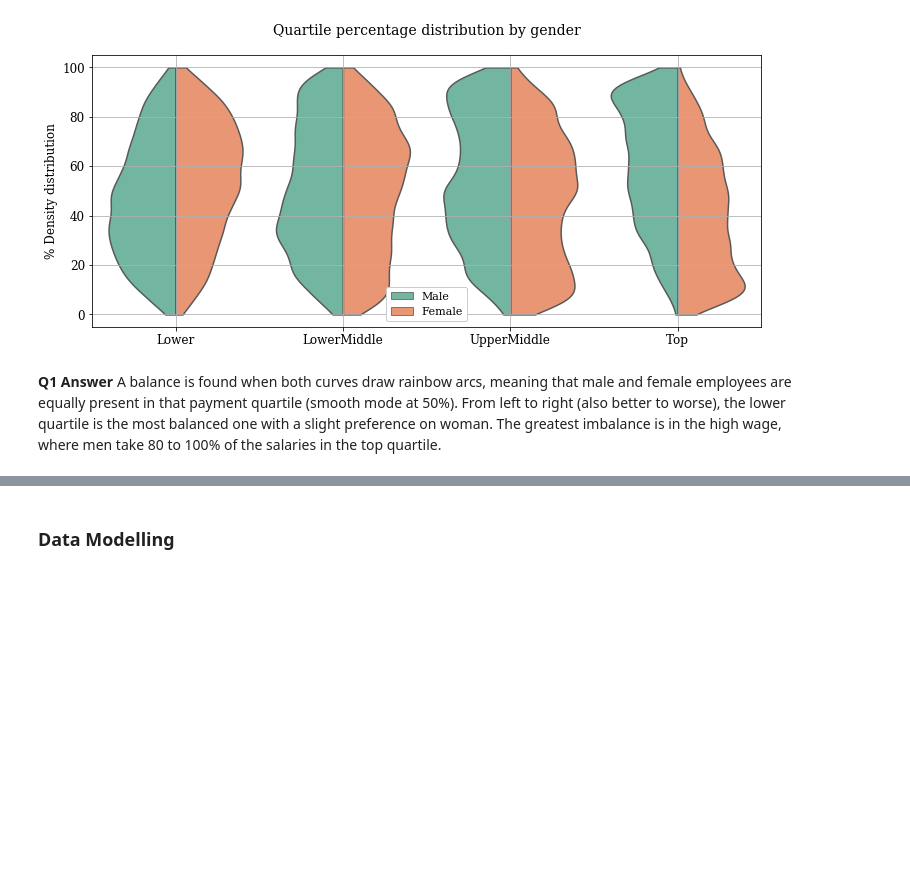
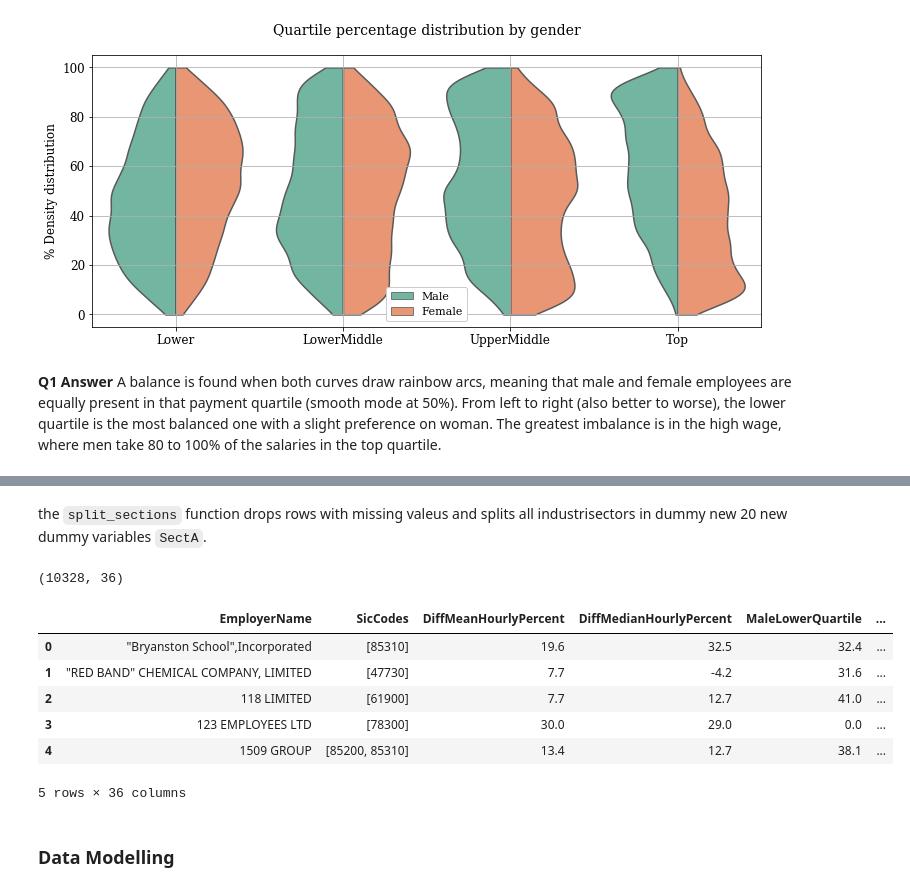
Before and after one commit to leanguardia/gender-pay-gap-uk, a Jupyter notebook: UK-Gender-Pay-Gap.ipynb, the cells around one changed output, grey strips where cells are left out. Cells and saved outputs as stored; diff of their text form; code cells hidden in the pictures; blank space fills up the shorter version.

```diff
--- a/UK-Gender-Pay-Gap.ipynb
+++ b/UK-Gender-Pay-Gap.ipynb
@@ -229,3 +272,18 @@ fig.savefig("plots/quartile-percentage-dist.png", dpi=100)
+# %% [markdown]
+the `split_sections` function drops rows with missing valeus and splits all industrisectors in dummy new 20 new dummy variables `SectA`.
+# %%
+df2 = sc.split_sectors(df)
+print(df2.shape)
+df2.head()
+# %% [output]
+(10328, 36)
+|  | EmployerName | SicCodes | DiffMeanHourlyPercent | DiffMedianHourlyPercent | MaleLowerQuartile | ... |
+| 0 | "Bryanston School",Incorporated | [85310] | 19.6 | 32.5 | 32.4 | ... |
+| 1 | "RED BAND" CHEMICAL COMPANY, LIMITED | [47730] | 7.7 | -4.2 | 31.6 | ... |
+| 2 | 118 LIMITED | [61900] | 7.7 | 12.7 | 41.0 | ... |
+| 3 | 123 EMPLOYEES LTD | [78300] | 30.0 | 29.0 | 0.0 | ... |
+| 4 | 1509 GROUP | [85200, 85310] | 13.4 | 12.7 | 38.1 | ... |
+5 rows × 36 columns
 # %% [markdown]
 ### Data Modelling
 # %% [markdown]
```
Also changed, not shown: parts of 10 cells of this notebook, 1 other file.
